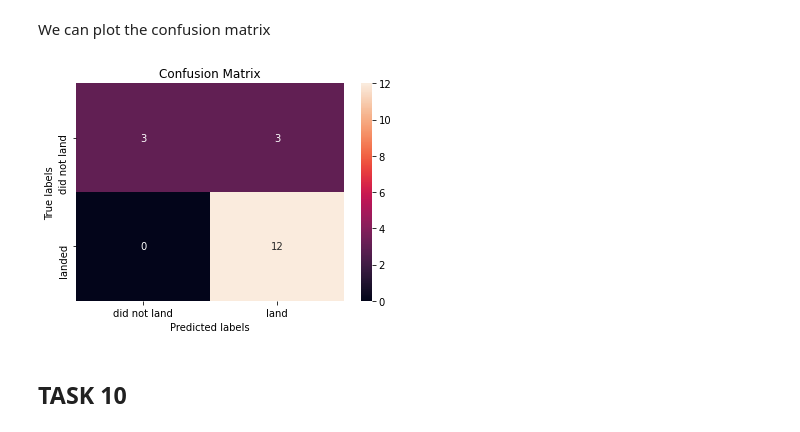
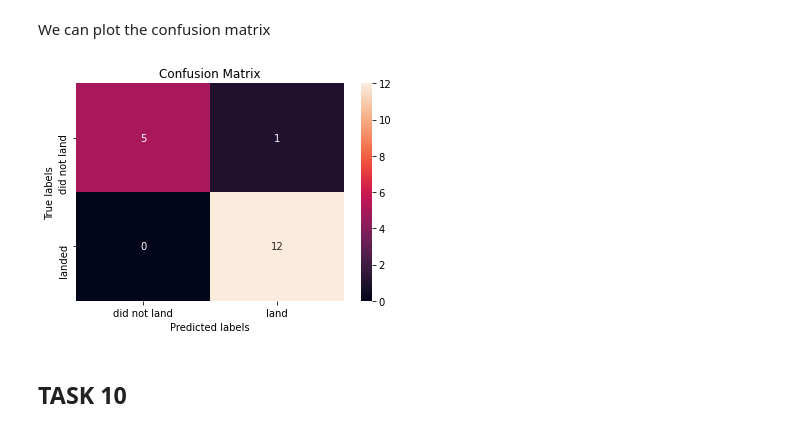
Before and after one commit to jjurvans/SpaceY, a Jupyter notebook: SpaceX_Machine Learning Prediction_Part_5.ipynb, the cells around one changed output. Saved outputs shown, nothing was run; the diff lists cells and outputs as text; code cells hidden in the pictures.

```diff
--- a/SpaceX_Machine Learning Prediction_Part_5.ipynb
+++ b/SpaceX_Machine Learning Prediction_Part_5.ipynb
@@ -299,10 +299,10 @@ Score: 0.7777777777777778
 # %% [markdown]
 We can plot the confusion matrix
 # %%
-yhat3 = svm_cv.predict(X_test)
+yhat3 = tree_cv2.predict(X_test)
 plot_confusion_matrix(y_test,yhat3)
 # %% [output]
-[figure, old version]
+[figure, new version]
 # %% [markdown]
 ## TASK  10
 # %% [markdown]
```
Also changed, not shown: parts of 4 cells of this notebook.
